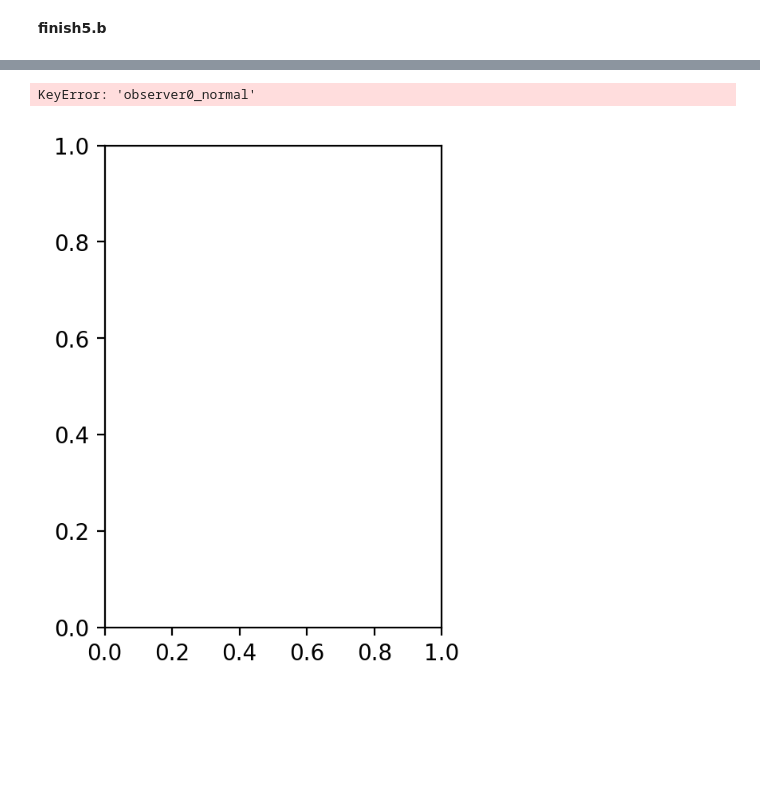
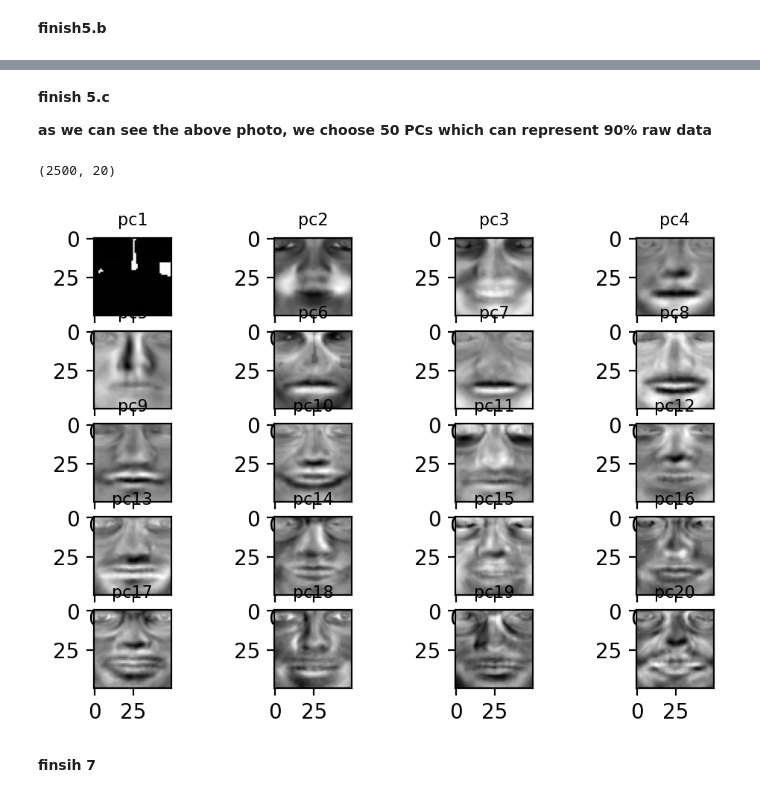
Before and after one commit to Francis-Buger/02458_project, a Jupyter notebook: cognitive_modeling.ipynb, the cells around one changed output, grey strips where cells are left out. Cells and saved outputs as stored; diff of their text form; code cells hidden in the pictures; blank space fills up the shorter version.

```diff
--- a/cognitive_modeling.ipynb
+++ b/cognitive_modeling.ipynb
@@ -294,0 +280,22 @@ Z.shape (298, 50)
+# %% [markdown]
+**finish 5.c**
+
+
+**as we can see the above photo, we choose 50 PCs which can represent 90% raw data**
+# %%
+num_of_PCs = 20
+# V.shape (2500, 298)
+print(V[:,:num_of_PCs].shape) # -> (2500, 20)
+
+plt.rcParams['figure.dpi'] = 200
+
+for i in range(V[:,:num_of_PCs].shape[1]):
+    pc_img = np.reshape(V[:,i],(ori_image_size,ori_image_size))
+    plt.subplot(5,4,i+1)
+    plt.title('pc'+str(i+1),fontsize = 8)
+    plt.imshow(pc_img,cmap=plt.cm.gray_r)
+# %% [output]
+(2500, 20)
+[figure, added]
+# %% [markdown]
+**finsih 7**
@@ -398,15 +408,0 @@ def start():
-# %%
-for c in result_dits:
-  plt.subplot(1, 2, c+1)
-  for i in range(N):
-    # select indices belonging to class c:
-    class_mask = names['observer' + str(i)][:,3]==c # range(len(names['observer' + str(i)][class_mask,0]))
-    plt.plot([i+1 for j in names['observer' + str(i) + '_normal'][class_mask]], names['observer' + str(i) + '_normal'][class_mask], 'o', alpha=.3)
-  plt.legend(['observer' + str(j) + '[' + str(observor_ID[j]) + ']' for j in range(N)], frameon=False, loc='lower center')
-  plt.title(result[c])
-  plt.ylabel('React Time')
-  plt.xlabel('Observer')
-  plt.tight_layout(pad=0.4, w_pad=2, h_pad=1.0)
-# %% [output]
-KeyError: 'observer0_normal'
-[figure, removed]
```
Also changed, not shown: parts of 6 cells of this notebook.
